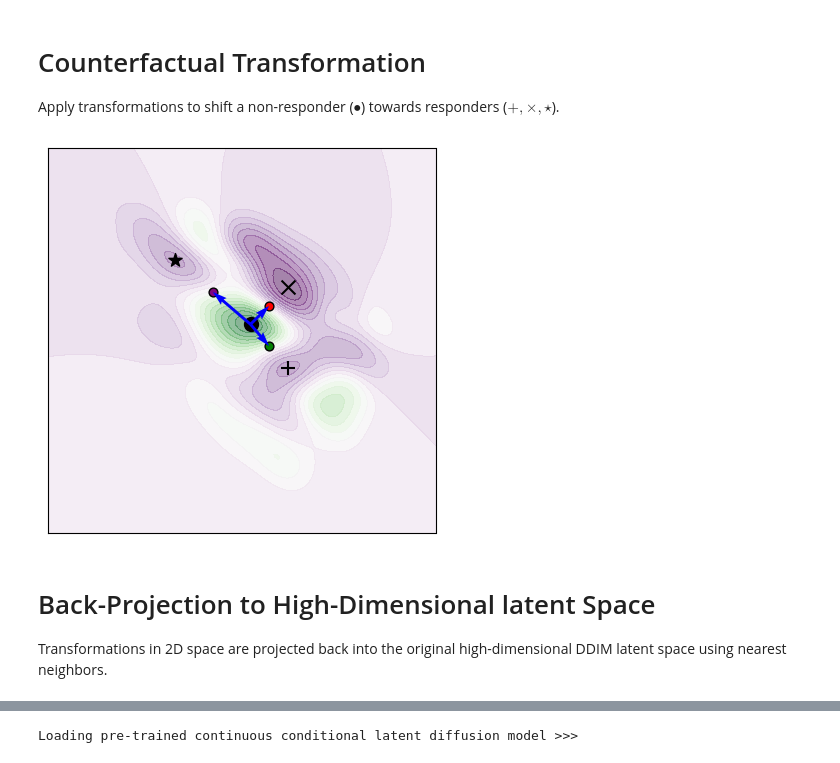
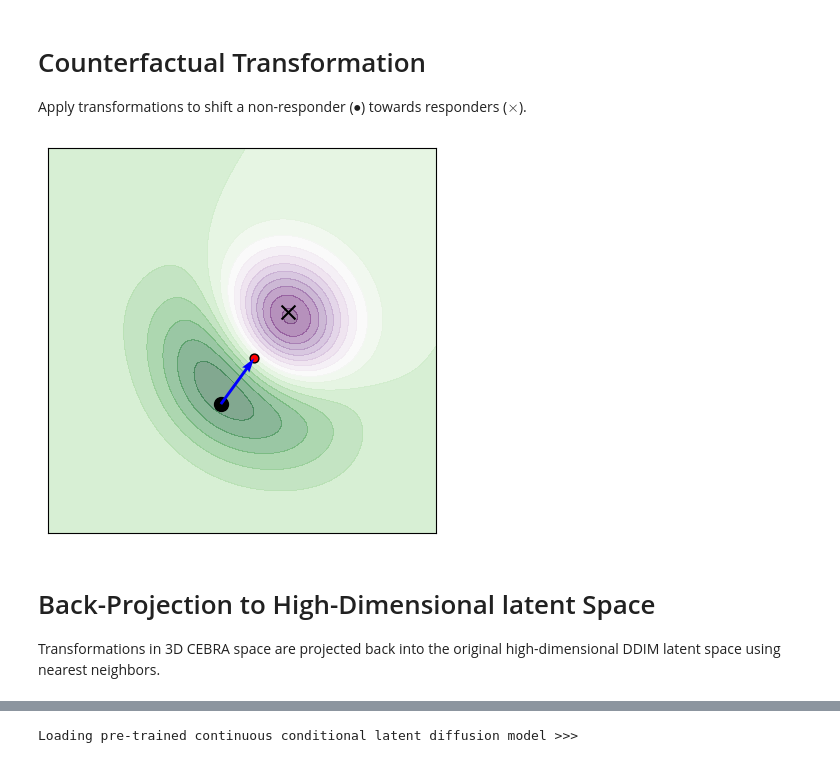
Before and after one commit to ruchi-sandilya/Nonlinear_counterfactuals, a Jupyter notebook: DICED_for_E-Field/Counterfactual_Explainability_DICED.ipynb, the cells around one changed output, grey strips where cells are left out. Saved outputs shown, nothing was run; the diff lists cells and outputs as text; code cells hidden in the pictures.

```diff
--- a/DICED_for_E-Field/Counterfactual_Explainability_DICED.ipynb
+++ b/DICED_for_E-Field/Counterfactual_Explainability_DICED.ipynb
@@ -17,0 +80,6 @@ latent_data = latent_vectors.reshape(84, 36, 4, 32, 32)[:46]
+# %%
+# SMOTE (Synthetic Minority Oversampling Technique) to generate synthetic samples for the minority class.
+from imblearn.over_sampling import SMOTE
+smote = SMOTE()
+Z_resampled, y_resampled = smote.fit_resample(Z_data, shuffled_labels)
+print(Z_resampled.shape)
@@ -77,0 +135,9 @@ plt.show()
+# %%
+# Scale the data
+scaler = StandardScaler()
+
+X = scaler.fit_transform(shuffled_Z_data_cebra)
+X_unseen = scaler.transform(Z_cebra_unseen)
+
+y = y_resampled
+y_unseen = shuffled_labels_unseen
@@ -149,60 +407,43 @@ plt.show()
 # %% [markdown]
 # Counterfactual Transformation
-Apply transformations to shift a non-responder ($\bullet$) towards responders ($+, \times, \star $).
+Apply transformations to shift a non-responder ($\bullet$) towards responders ($\times $).
 # %%
 def transform_to_responder(non_responder, responder, alpha=10.0):
     """
     Transforms a non-responder to a responder using the vector direction.
     Args:
         non_responder: Coordinates of the non-responder.
         responder: Coordinates of the responder peak.
         alpha: Scaling factor for the transformation.
     Returns:
         Transformed coordinates.
     """
     vector = responder - non_responder
     return non_responder + alpha * vector
 
-# Example: Transforming a single non-responder to different responders
+# Example: Transforming a non-responder to a responder
 
 # Apply the transformation
 alpha = 0.5  # Scaling factor
-transformed_nonresponder1 = transform_to_responder(n_responder_coords, responder_coords0, alpha)
-transformed_nonresponder2 = transform_to_responder(n_responder_coords, responder_coords1, alpha)
-transformed_nonresponder3 = transform_to_responder(n_responder_coords, responder_coords2, alpha)
+transformed_nonresponder1 = transform_to_responder(n_responder_coords0, responder_coords0, alpha)
 
 # Visualize transformation
 plt.figure(figsize=(5, 5))
 
-plt.contourf(X_grid, Y_grid, Z_class0-Z_class1, levels=20, cmap='PRGn_r', alpha=0.5, origin='image')
+plt.contourf(X_slice, Y_slice, Z_diff_slice, levels=20, cmap='PRGn_r', alpha=0.5, origin='image')
 
-plt.scatter(n_responder_coords[0], n_responder_coords[1], color='black', marker='o', s=100)
-plt.scatter(responder_coords0[0], responder_coords0[1], color='black', marker='x', s=100)
-plt.scatter(responder_coords1[0], responder_coords1[1],color='black', marker='+', s=100)
-plt.scatter(responder_coords2[0], responder_coords2[1],color='black', marker='*', s=100)
-
-plt.scatter(transformed_nonresponder1[0], transformed_nonresponder1[1], color='red', edgecolor='k', s=40)
-plt.quiver(n_responder_coords[0], n_responder_coords[1],
-           transformed_nonresponder1[0] - n_responder_coords[0],
-           transformed_nonresponder1[1] - n_responder_coords[1],
-           angles='xy', scale_units='xy', scale=1, color='blue')
-
-plt.scatter(transformed_nonresponder2[0], transformed_nonresponder2[1], color='green', edgecolor='k', s=40)
-plt.quiver(n_responder_coords[0], n_responder_coords[1],
-           transformed_nonresponder2[0] - n_responder_coords[0],
-           transformed_nonresponder2[1] - n_responder_coords[1],
-           angles='xy', scale_units='xy', scale=1, color='blue')
-
-plt.scatter(transformed_nonresponder3[0], transformed_nonresponder3[1], color='purple', edgecolor='k', s=40)
-plt.quiver(n_responder_coords[0], n_responder_coords[1],
-           transformed_nonresponder3[0] - n_responder_coords[0],
-           transformed_nonresponder3[1] - n_responder_coords[1],
+plt.scatter(n_responder_coords0[1], n_responder_coords0[2], color='black', marker='o', s=100)
+plt.scatter(responder_coords0[1], responder_coords0[2], color='black', marker='x', s=100)
+plt.scatter(transformed_nonresponder1[1], transformed_nonresponder1[2], color='red', edgecolor='k', s=40)
+plt.quiver(n_responder_coords0[1], n_responder_coords0[2],
+           transformed_nonresponder1[1] - n_responder_coords0[1],
+           transformed_nonresponder1[2] - n_responder_coords0[2],
            angles='xy', scale_units='xy', scale=1, color='blue')
 #plt.legend()
 #plt.title('Transformation of Non-Responder to Responder')
 plt.xticks([])
 plt.yticks([])
 plt.show()
 # %% [output]
-[figure, old version]
+[figure, new version]
 # %%
@@ -226,6 +459,6 @@ tf_nr3 = np.array(tf_nr3_list)
 # %% [markdown]
 # Back-Projection to High-Dimensional latent Space
-Transformations in 2D space are projected back into the original high-dimensional DDIM latent space using nearest neighbors.
+Transformations in 3D CEBRA space are projected back into the original high-dimensional DDIM latent space using nearest neighbors.
 # %%
 from sklearn.neighbors import NearestNeighbors
 
```
Also changed, not shown: parts of 30 cells of this notebook.
